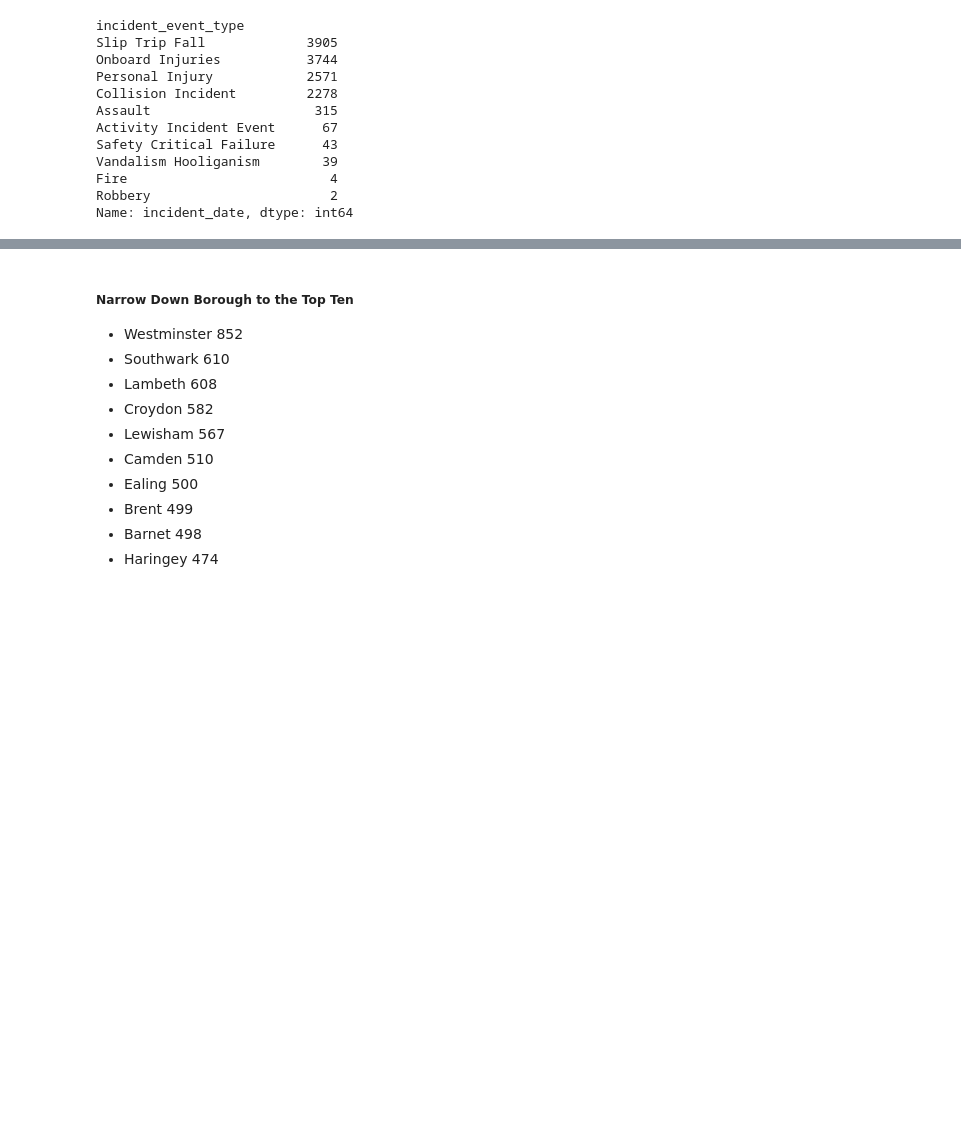
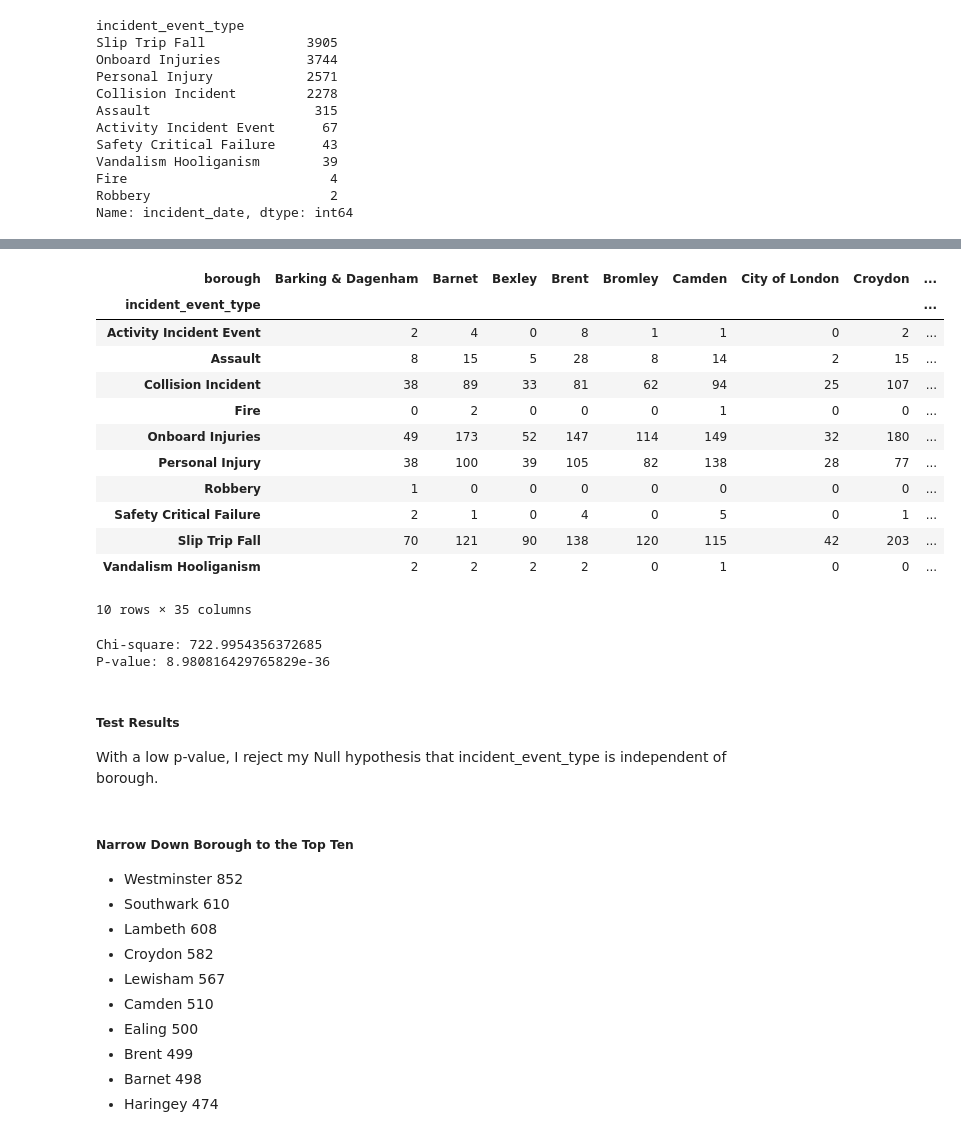
Before and after one commit to faithkane3/new_classification_project, a Jupyter notebook: wrangle.ipynb, the cells around one changed output, grey strips where cells are left out. Cells and saved outputs as stored; diff of their text form; code cells hidden in the pictures; blank space fills up the shorter version.

Commit message:
Commit more exploration with chi-square testing

```diff
--- a/wrangle.ipynb
+++ b/wrangle.ipynb
@@ -420,3 +448,34 @@ Name: incident_date, dtype: int64
+# %%
+# Calculate p-value using the test statistic.
+
+from scipy import stats
+
+observed = pd.crosstab(train.incident_event_type, train.borough)
+observed
+# %% [output]
+| borough | Barking & Dagenham | Barnet | Bexley | Brent | Bromley | Camden | City of London | Croydon | ... |
+| incident_event_type |  |  |  |  |  |  |  |  | ... |
+| Activity Incident Event | 2 | 4 | 0 | 8 | 1 | 1 | 0 | 2 | ... |
+| Assault | 8 | 15 | 5 | 28 | 8 | 14 | 2 | 15 | ... |
+| Collision Incident | 38 | 89 | 33 | 81 | 62 | 94 | 25 | 107 | ... |
+| Fire | 0 | 2 | 0 | 0 | 0 | 1 | 0 | 0 | ... |
+| Onboard Injuries | 49 | 173 | 52 | 147 | 114 | 149 | 32 | 180 | ... |
+| Personal Injury | 38 | 100 | 39 | 105 | 82 | 138 | 28 | 77 | ... |
+| Robbery | 1 | 0 | 0 | 0 | 0 | 0 | 0 | 0 | ... |
+| Safety Critical Failure | 2 | 1 | 0 | 4 | 0 | 5 | 0 | 1 | ... |
+| Slip Trip Fall | 70 | 121 | 90 | 138 | 120 | 115 | 42 | 203 | ... |
+| Vandalism Hooliganism | 2 | 2 | 2 | 2 | 0 | 1 | 0 | 0 | ... |
+10 rows × 35 columns
+# %%
+chi2, p, degf, expected = stats.chi2_contingency(observed)
+print(f'Chi-square: {chi2}\nP-value: {p}')
+# %% [output]
+Chi-square: 722.9954356372685
+P-value: 8.980816429765829e-36
+# %% [markdown]
+##### Test Results
+
+With a low p-value, I reject my Null hypothesis that incident_event_type is independent of borough.
 # %% [markdown]
 ##### Narrow Down Borough to the Top Ten
 
```
Also changed, not shown: parts of 11 cells of this notebook.
